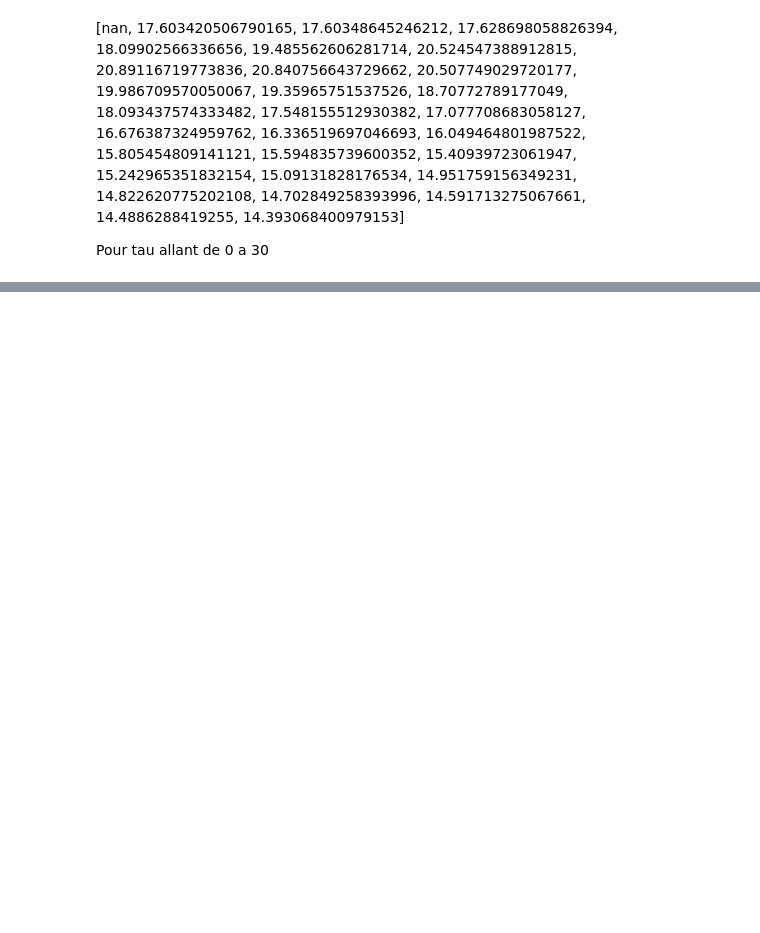
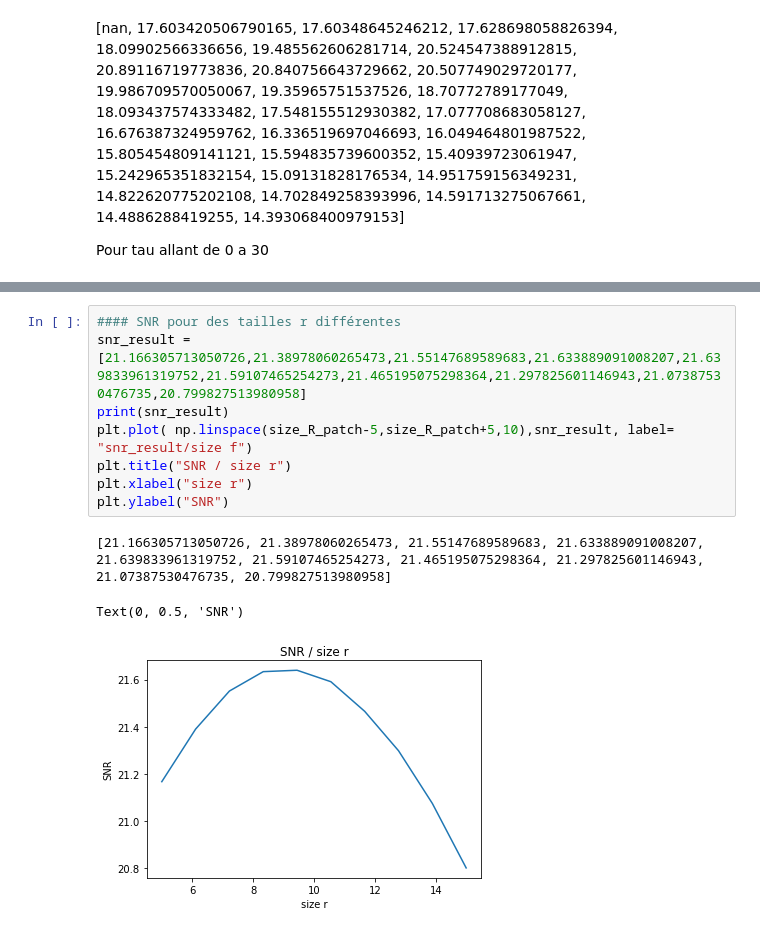
Before and after one commit to amelbenhamouda/NLMeans, a Jupyter notebook: NLMeanNotebook/NL_means_block.ipynb, the cells around one changed output, grey strips where cells are left out. Saved outputs shown, nothing was run; the diff lists cells and outputs as text; blank space fills up the shorter version.

```diff
--- a/NLMeanNotebook/NL_means_block.ipynb
+++ b/NLMeanNotebook/NL_means_block.ipynb
@@ -382,0 +388,12 @@ mean:  0.6649262758837016
+# %%
+#### SNR pour des tailles r différentes
+snr_result = [21.166305713050726,21.38978060265473,21.55147689589683,21.633889091008207,21.639833961319752,21.59107465254273,21.465195075298364,21.297825601146943,21.07387530476735,20.799827513980958]
+print(snr_result)
+plt.plot( np.linspace(size_R_patch-5,size_R_patch+5,10),snr_result, label= "snr_result/size f")
+plt.title("SNR / size r")
+plt.xlabel("size r")
+plt.ylabel("SNR")
+# %% [output]
+[21.166305713050726, 21.38978060265473, 21.55147689589683, 21.633889091008207, 21.639833961319752, 21.59107465254273, 21.465195075298364, 21.297825601146943, 21.07387530476735, 20.799827513980958]
+Text(0, 0.5, 'SNR')
+[figure, added]
```
Also changed, not shown: parts of 16 cells of this notebook, 12 other files.
